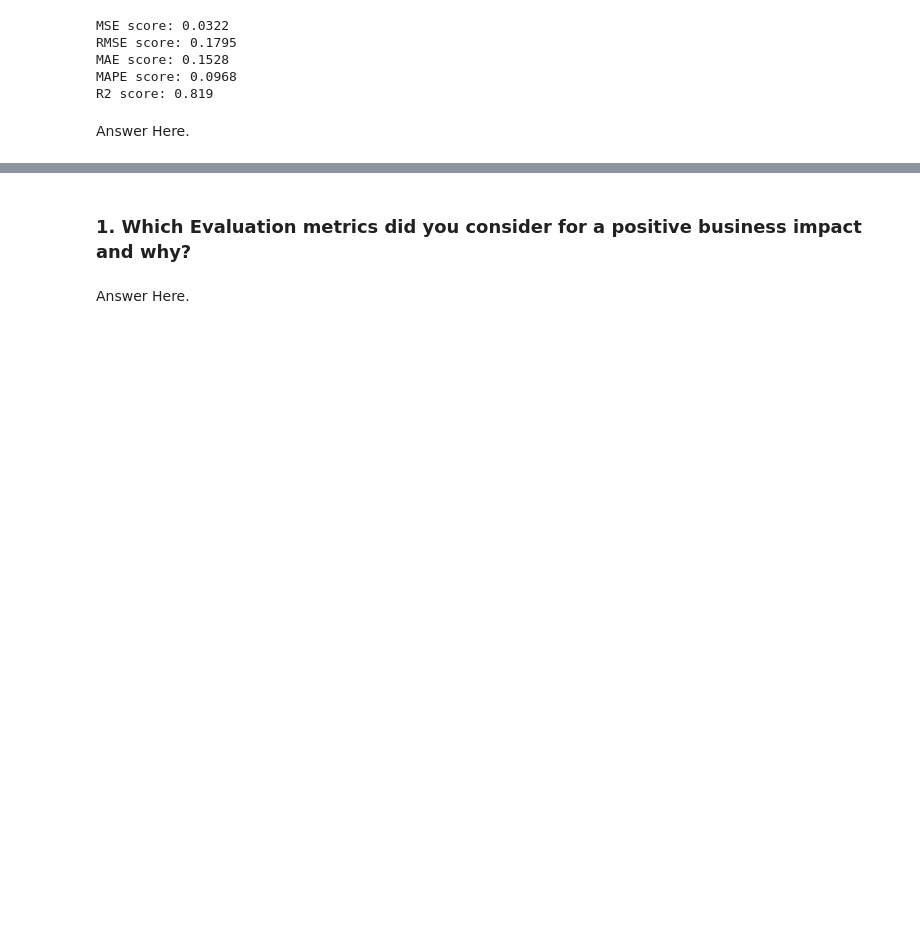
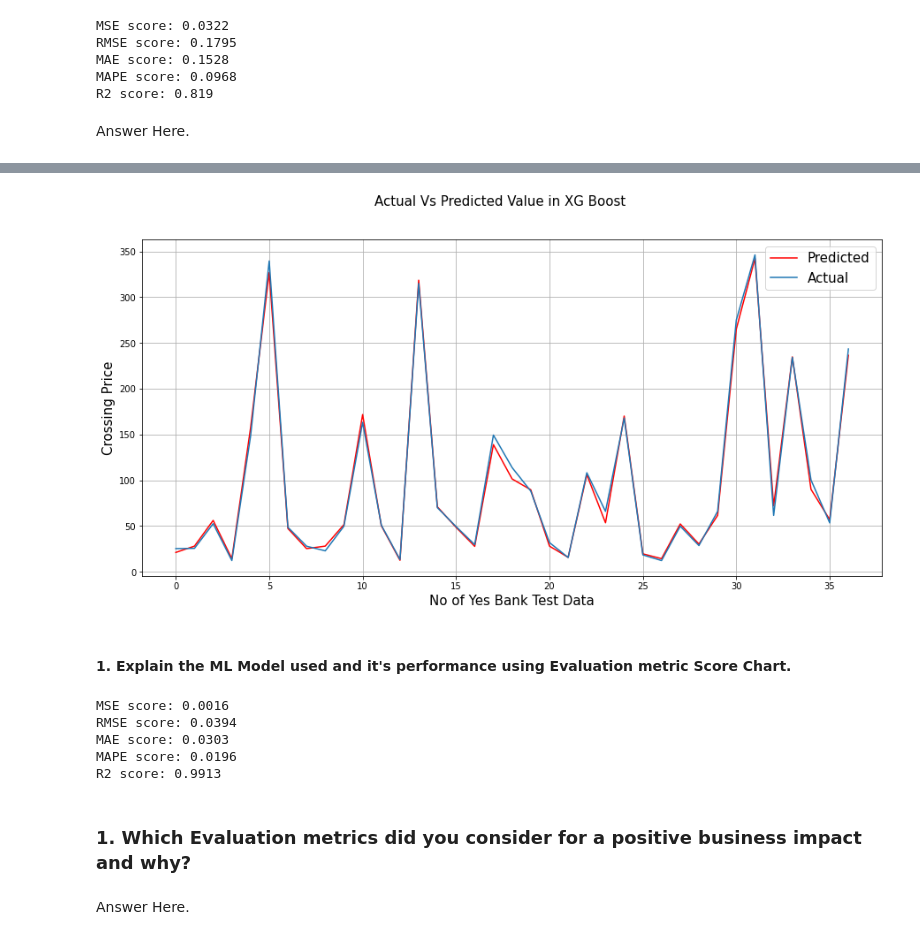
Before and after one commit to akashsinghsharma/almabetter-MLYesBank-RegressionProject, a Jupyter notebook: ML_Regression_Submission.ipynb, the cells around one changed output, grey strips where cells are left out. Cells and saved outputs as stored; diff of their text form; code cells hidden in the pictures; blank space fills up the shorter version.

```diff
--- a/ML_Regression_Submission.ipynb
+++ b/ML_Regression_Submission.ipynb
@@ -1358,0 +1457,8 @@ Answer Here.
+# %%
+# Hyper-Parameter Tuning
+
+model = ElasticNet()
+parameters = {'alpha':[1e-15,1e-13,1e-10,1e-8,1e-5,1e-4,1e-3,1e-2,1e-1,1,5,10,20,30,40,45,50,55,60,100],'l1_ratio':[0.3,0.4,0.5,0.6,0.7,0.8,1,2]}
+model_cv= GridSearchCV(model,parameters,scoring='neg_mean_squared_error',cv=3)
+# %%
+model_cv.fit(x_train,y_train)
@@ -1358,0 +1556,8 @@ Answer Here.
+# %%
+# ML Model - 3 Implementation
+#Importing lib, setting model and training.
+from xgboost import XGBRegressor
+
+
+model = XGBRegressor()
+model.fit(x_train,y_train)
@@ -1358,0 +1575,5 @@ Answer Here.
+# %%
+y_pred = model.predict(x_test)
+y_pred
+
+#(using same variable names as other models to avoid confusion and time)
@@ -1359,3 +1612,31 @@ Answer Here.
+# %%
+plt.figure(figsize=(15,7))
+plt.plot(10**(y_pred),color='red')
+plt.plot(10**(np.array(y_test)))
+plt.suptitle('Actual Vs Predicted Value in XG Boost', fontsize= 15)
+plt.legend(['Predicted','Actual'], fontsize = 15)
+plt.xlabel('No of Yes Bank Test Data', fontsize = 15)
+plt.ylabel('Crossing Price', fontsize= 15)
+plt.grid(True)
+# %% [output]
+[figure, added]
+# %% [markdown]
+#### 1. Explain the ML Model used and it's performance using Evaluation metric Score Chart.
+# %%
+# Performance :
+
+# Test Performance
+print("MSE score:", round(mean_squared_error (y_test, y_pred), 4))
+print("RMSE score:", round(math.sqrt(mean_squared_error (y_test, y_pred)), 4))
+print("MAE score:", round(mean_absolute_error(y_test, y_pred), 4))
+print("MAPE score:", round(mean_absolute_percentage_error(y_test, y_pred), 4))
+print("R2 score:", round(r2_score(y_test, y_pred), 4))
+# %% [output]
+MSE score: 0.0016
+RMSE score: 0.0394
+MAE score: 0.0303
+MAPE score: 0.0196
+R2 score: 0.9913
 # %% [markdown]
 ### 1. Which Evaluation metrics did you consider for a positive business impact and why?
 # %% [markdown]
```
Also changed, not shown: parts of 37 cells of this notebook.
